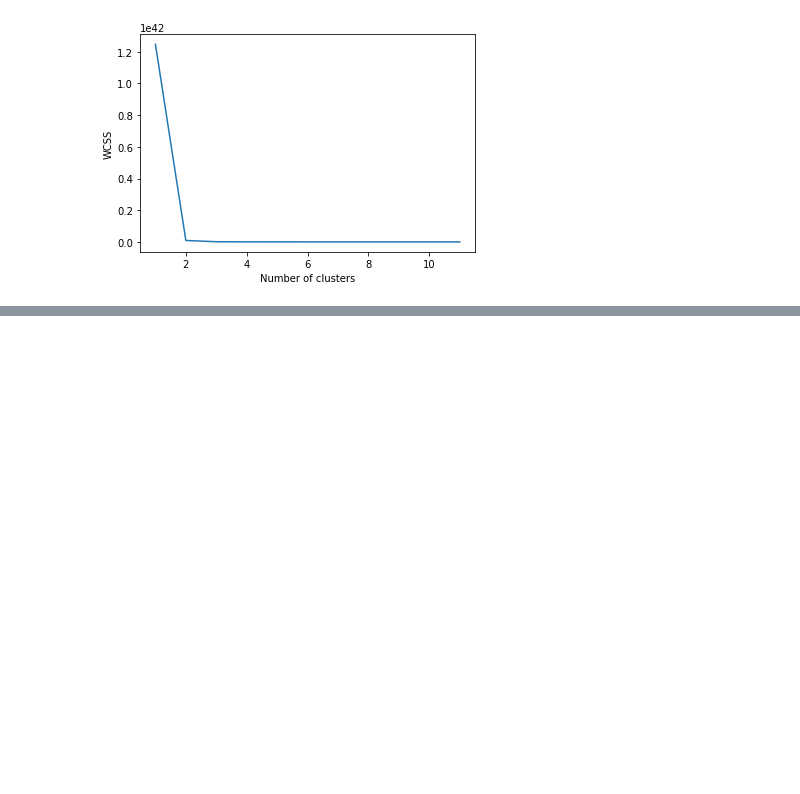
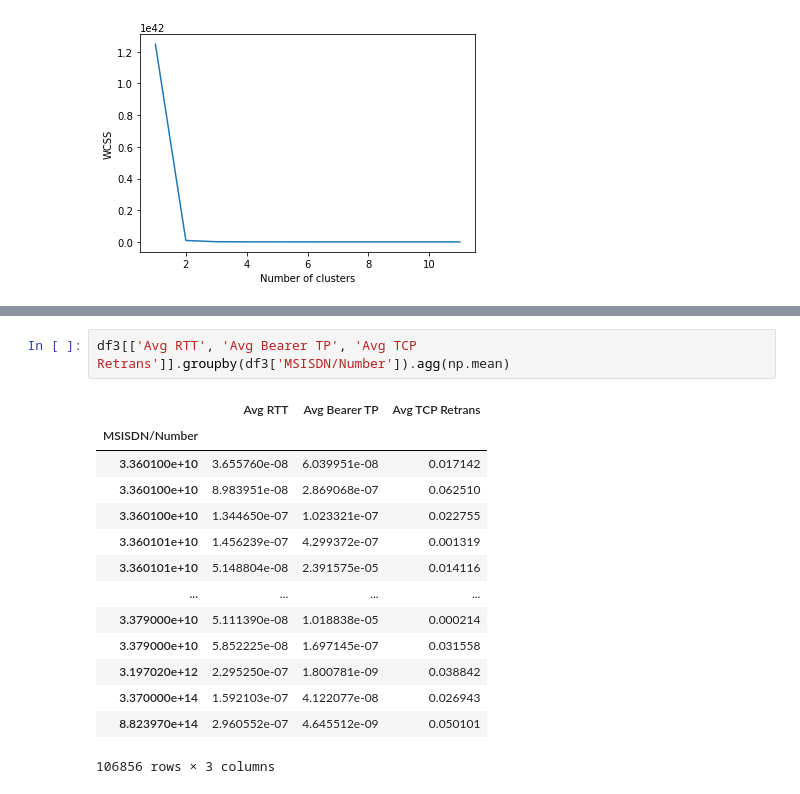
Before and after one commit to SamDewriter/UserAnalytics-Telecommunication, a Jupyter notebook: notebooks/Week1.ipynb, the cells around one changed output, grey strips where cells are left out. Saved outputs shown, nothing was run; the diff lists cells and outputs as text; blank space fills up the shorter version.

```diff
--- a/notebooks/Week1.ipynb
+++ b/notebooks/Week1.ipynb
@@ -1144,0 +1306,17 @@ Text(0, 0.5, 'WCSS')
+# %%
+df3[['Avg RTT', 'Avg Bearer TP', 'Avg TCP Retrans']].groupby(df3['MSISDN/Number']).agg(np.mean)
+# %% [output]
+|  | Avg RTT | Avg Bearer TP | Avg TCP Retrans |
+| MSISDN/Number |  |  |  |
+| 3.360100e+10 | 3.655760e-08 | 6.039951e-08 | 0.017142 |
+| 3.360100e+10 | 8.983951e-08 | 2.869068e-07 | 0.062510 |
+| 3.360100e+10 | 1.344650e-07 | 1.023321e-07 | 0.022755 |
+| 3.360101e+10 | 1.456239e-07 | 4.299372e-07 | 0.001319 |
+| 3.360101e+10 | 5.148804e-08 | 2.391575e-05 | 0.014116 |
+| ... | ... | ... | ... |
+| 3.379000e+10 | 5.111390e-08 | 1.018838e-05 | 0.000214 |
+| 3.379000e+10 | 5.852225e-08 | 1.697145e-07 | 0.031558 |
+| 3.197020e+12 | 2.295250e-07 | 1.800781e-09 | 0.038842 |
+| 3.370000e+14 | 1.592103e-07 | 4.122077e-08 | 0.026943 |
+| 8.823970e+14 | 2.960552e-07 | 4.645512e-09 | 0.050101 |
+106856 rows × 3 columns
```
Also changed, not shown: parts of 27 cells of this notebook.
